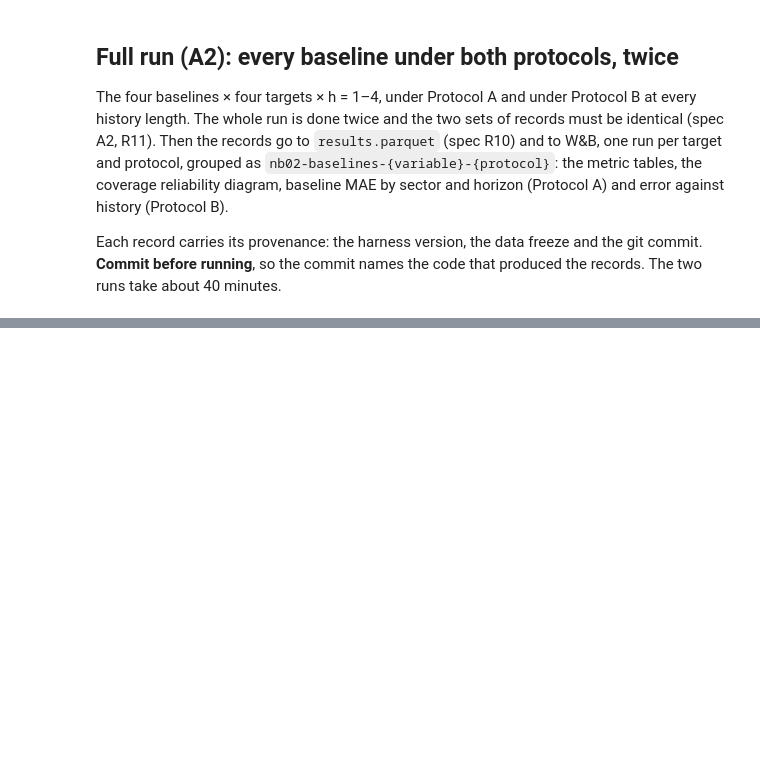
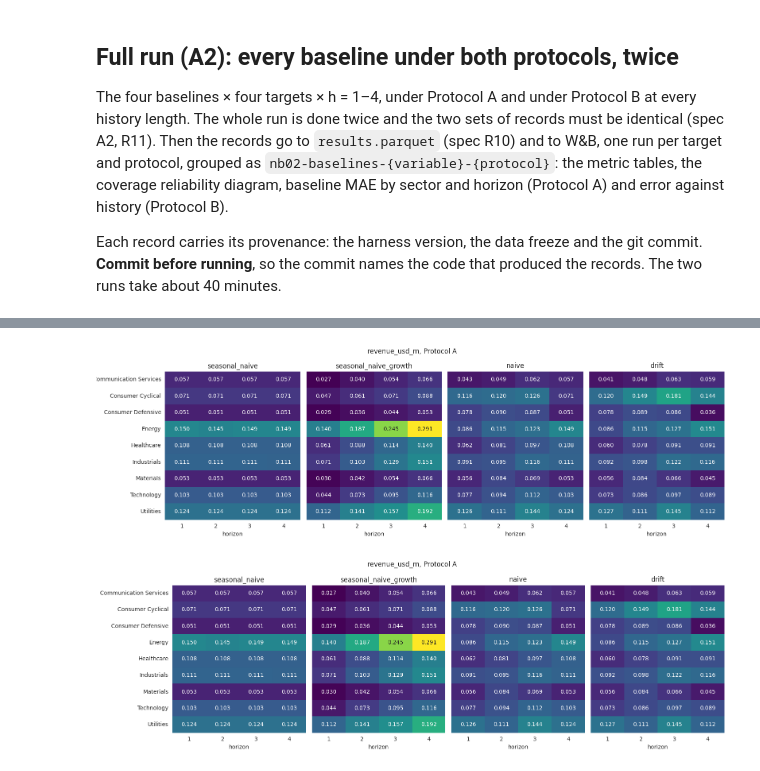
Before and after one commit to leonardoheis/CFO_Copilot, a Jupyter notebook: src/app/playground/02_evaluation_harness.ipynb, the cells around one changed output, grey strips where cells are left out. Cells and saved outputs as stored; diff of their text form; code cells hidden in the pictures; blank space fills up the shorter version.

```diff
--- a/src/app/playground/02_evaluation_harness.ipynb
+++ b/src/app/playground/02_evaluation_harness.ipynb
@@ -555,5 +614,8 @@ error_by_history_figure(
 # %%
-mae_by_sector_figure(
+revenue_mae_by_sector = mae_by_sector_figure(
     of_run(tables["point_by_sector"], TargetVariable.REVENUE, "A"),
     title="revenue_usd_m, Protocol A",
 )
+# %% [output]
+[figure, added]
+[figure, added]
```
Also changed, not shown: parts of 7 cells of this notebook, 8 other files.
